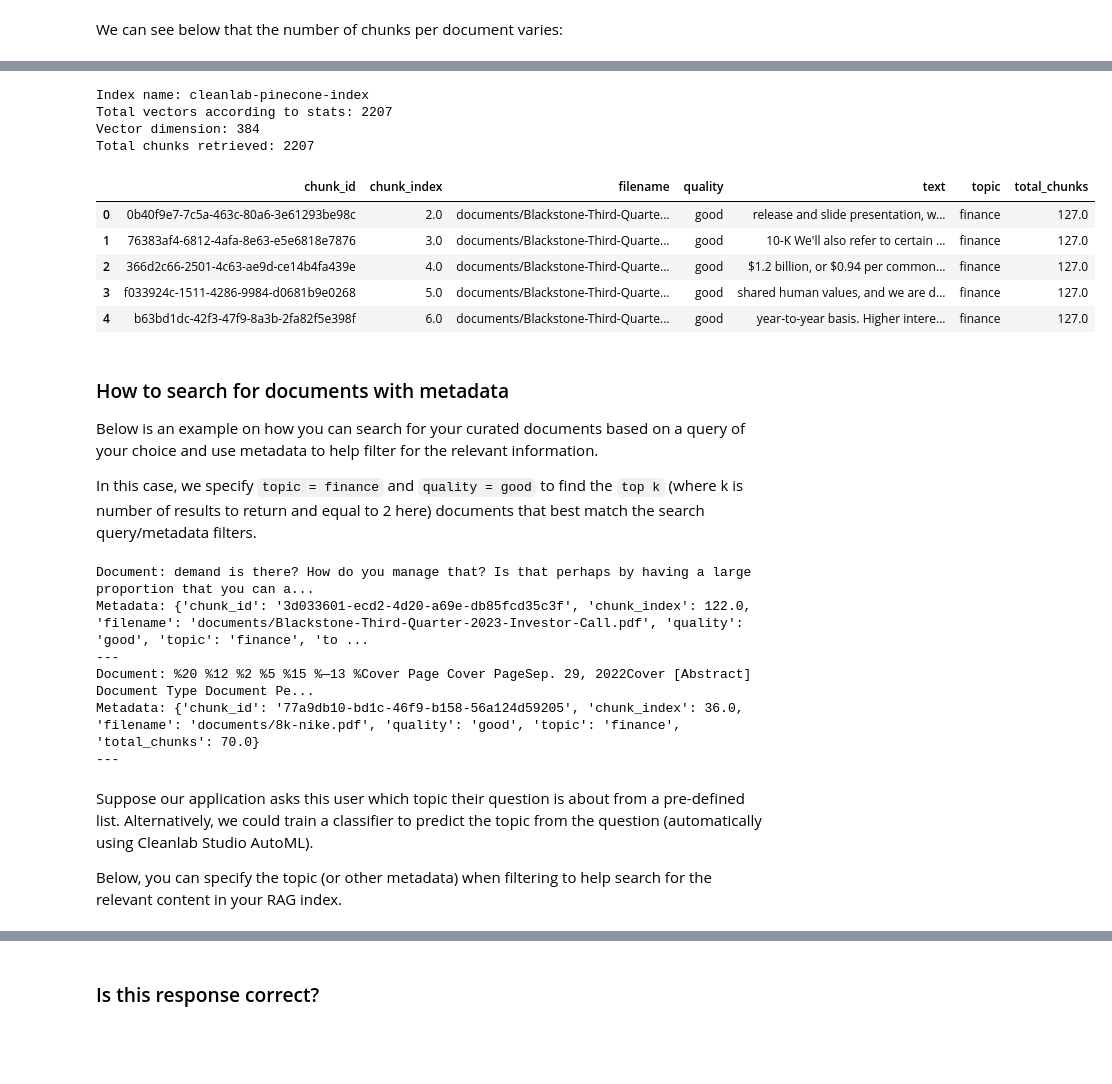
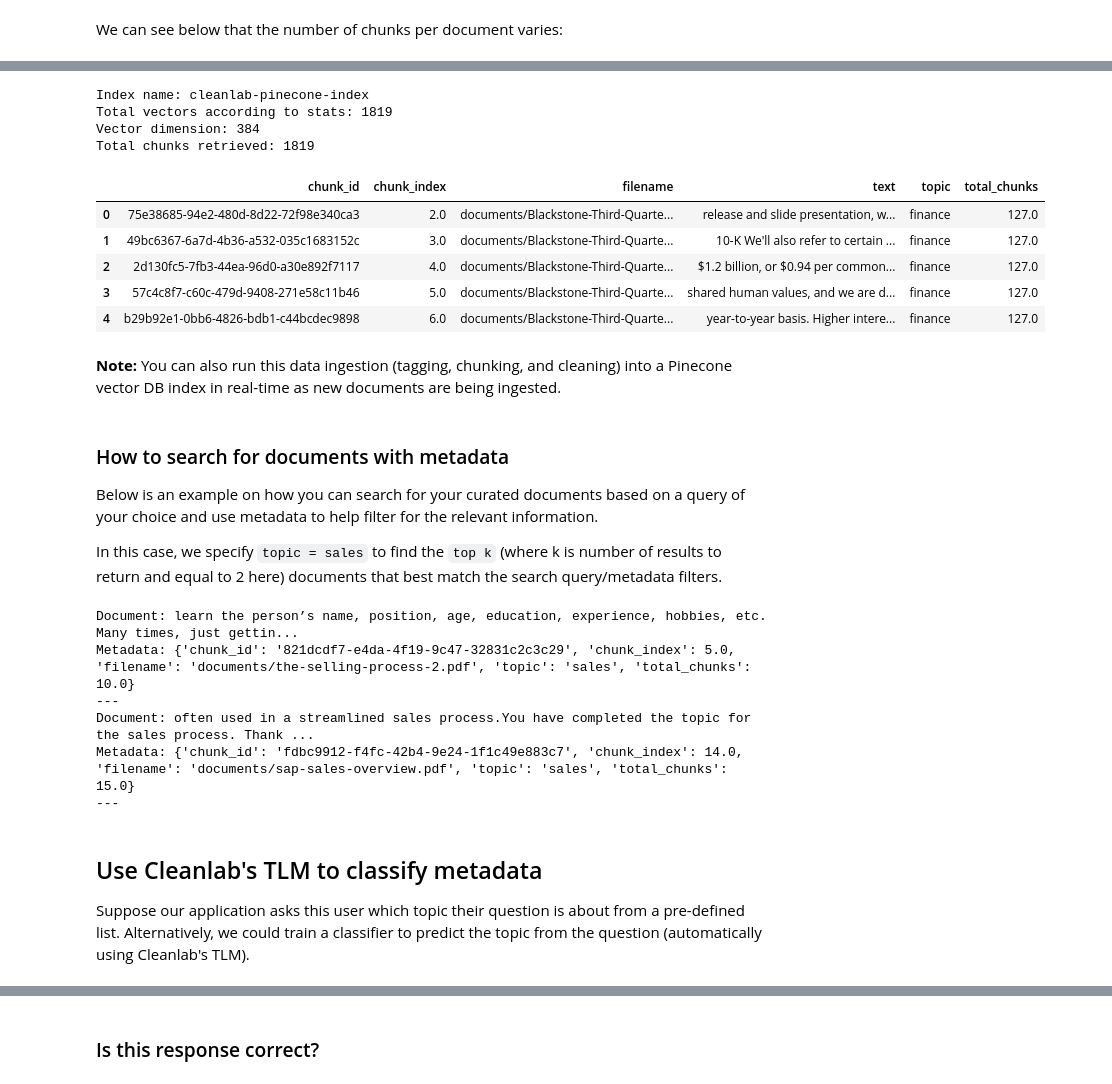
Before and after one commit to cleanlab/cleanlab-tools, a Jupyter notebook: cleanlab_pinecone_rag_workflow/Cleanlab_Pinecone_RAG.ipynb, the cells around one changed output, grey strips where cells are left out. Saved outputs shown, nothing was run; the diff lists cells and outputs as text; code cells hidden in the pictures; blank space fills up the shorter version.

Commit message:
Made significant updates to the Cleanlab <> Pinecone workflow demonstrating how to set up a reliable RAG system using TLM

```diff
--- a/cleanlab_pinecone_rag_workflow/Cleanlab_Pinecone_RAG.ipynb
+++ b/cleanlab_pinecone_rag_workflow/Cleanlab_Pinecone_RAG.ipynb
@@ -293,0 +35,4 @@ print(df.shape)
+# %%
+# Read in dataset
+df = pd.read_csv("documents-RAG-demo.csv")
+print(df.shape)
@@ -678,18 +797,18 @@ Finished deletion process for 509 chunks.
 # %%
 # Sleep timer to allow the deletion process to complete
 time.sleep(30)
 
 # Verify the update went through and we have the correct number of chunks
-updated_chunks_df = rag_pipeline.extract_chunks_from_index()
-updated_chunks_df.head()
+updated_chunk_df = rag_pipeline.extract_chunks_from_index()
+updated_chunk_df.head()
 # %% [output]
 Index name: cleanlab-pinecone-index
-Total vectors according to stats: 2207
+Total vectors according to stats: 1819
 Vector dimension: 384
-Total chunks retrieved: 2207
+Total chunks retrieved: 1819
-|  | chunk_id | chunk_index | filename | quality | text | topic | total_chunks |
-| 0 | 0b40f9e7-7c5a-463c-80a6-3e61293be98c | 2.0 | documents/Blackstone-Third-Quarte... | good | release and slide presentation, w... | finance | 127.0 |
-| 1 | 76383af4-6812-4afa-8e63-e5e6818e7876 | 3.0 | documents/Blackstone-Third-Quarte... | good | 10-K We'll also refer to certain ... | finance | 127.0 |
-| 2 | 366d2c66-2501-4c63-ae9d-ce14b4fa439e | 4.0 | documents/Blackstone-Third-Quarte... | good | $1.2 billion, or $0.94 per common... | finance | 127.0 |
-| 3 | f033924c-1511-4286-9984-d0681b9e0268 | 5.0 | documents/Blackstone-Third-Quarte... | good | shared human values, and we are d... | finance | 127.0 |
-| 4 | b63bd1dc-42f3-47f9-8a3b-2fa82f5e398f | 6.0 | documents/Blackstone-Third-Quarte... | good | year-to-year basis. Higher intere... | finance | 127.0 |
+|  | chunk_id | chunk_index | filename | text | topic | total_chunks |
+| 0 | 75e38685-94e2-480d-8d22-72f98e340ca3 | 2.0 | documents/Blackstone-Third-Quarte... | release and slide presentation, w... | finance | 127.0 |
+| 1 | 49bc6367-6a7d-4b36-a532-035c1683152c | 3.0 | documents/Blackstone-Third-Quarte... | 10-K We'll also refer to certain ... | finance | 127.0 |
+| 2 | 2d130fc5-7fb3-44ea-96d0-a30e892f7117 | 4.0 | documents/Blackstone-Third-Quarte... | $1.2 billion, or $0.94 per common... | finance | 127.0 |
+| 3 | 57c4c8f7-c60c-479d-9408-271e58c11b46 | 5.0 | documents/Blackstone-Third-Quarte... | shared human values, and we are d... | finance | 127.0 |
+| 4 | b29b92e1-0bb6-4826-bdb1-c44bcdec9898 | 6.0 | documents/Blackstone-Third-Quarte... | year-to-year basis. Higher intere... | finance | 127.0 |
@@ -696,17 +818,16 @@ Total chunks retrieved: 2207
+# %% [markdown]
+**Note:** You can also run this data ingestion (tagging, chunking, and cleaning) into a Pinecone vector DB index in real-time as new documents are being ingested.
 # %% [markdown]
 ### How to search for documents with metadata
 
 Below is an example on how you can search for your curated documents based on a query of your choice and use metadata to help filter for the relevant information.
 
-In this case, we specify `topic = finance` and `quality = good` to find the `top k` (where k is number of results to return and equal to 2 here) documents that best match the search query/metadata filters.
+In this case, we specify `topic = sales` to find the `top k` (where k is number of results to return and equal to 2 here) documents that best match the search query/metadata filters.
 # %%
 results = rag_pipeline.search(
-    query="YOUR SEARCH QUERY HERE",
+    query="Tell me about sales",  # YOUR SEARCH QUERY HERE
     top_k=2,
-    filter_query={
-        "topic": {"$eq": "finance"},
-        "quality": {"$eq": "good"}
-    }
+    filter_query={"topic": {"$eq": "sales"}},
 )
 
 for doc_text, metadata in results:
@@ -714,14 +835,13 @@ for doc_text, metadata in results:
     print(f"Metadata: {metadata}")
     print("---")
 # %% [output]
-Document: demand is there? How do you manage that? Is that perhaps by having a large proportion that you can a...
-Metadata: {'chunk_id': '3d033601-ecd2-4d20-a69e-db85fcd35c3f', 'chunk_index': 122.0, 'filename': 'documents/Blackstone-Third-Quarter-2023-Investor-Call.pdf', 'quality': 'good', 'topic': 'finance', 'to ...
+Document: learn the person’s name, position, age, education, experience, hobbies, etc. Many times, just gettin...
+Metadata: {'chunk_id': '821dcdf7-e4da-4f19-9c47-32831c2c3c29', 'chunk_index': 5.0, 'filename': 'documents/the-selling-process-2.pdf', 'topic': 'sales', 'total_chunks': 10.0}
 ---
-Document: %20 %12 %2 %5 %15 %—13 %Cover Page Cover PageSep. 29, 2022Cover [Abstract] Document Type Document Pe...
-Metadata: {'chunk_id': '77a9db10-bd1c-46f9-b158-56a124d59205', 'chunk_index': 36.0, 'filename': 'documents/8k-nike.pdf', 'quality': 'good', 'topic': 'finance', 'total_chunks': 70.0}
+Document: often used in a streamlined sales process.You have completed the topic for the sales process. Thank ...
+Metadata: {'chunk_id': 'fdbc9912-f4fc-42b4-9e24-1f1c49e883c7', 'chunk_index': 14.0, 'filename': 'documents/sap-sales-overview.pdf', 'topic': 'sales', 'total_chunks': 15.0}
 ---
 # %% [markdown]
+## Use Cleanlab's TLM to classify metadata
 
-Suppose our application asks this user which topic their question is about from a pre-defined list. Alternatively, we could train a classifier to predict the topic from the question (automatically using Cleanlab Studio AutoML).
-
-Below, you can specify the topic (or other metadata) when filtering to help search for the relevant content in your RAG index.
+Suppose our application asks this user which topic their question is about from a pre-defined list. Alternatively, we could train a classifier to predict the topic from the question (automatically using Cleanlab's TLM).
```
Also changed, not shown: parts of 112 cells of this notebook.
